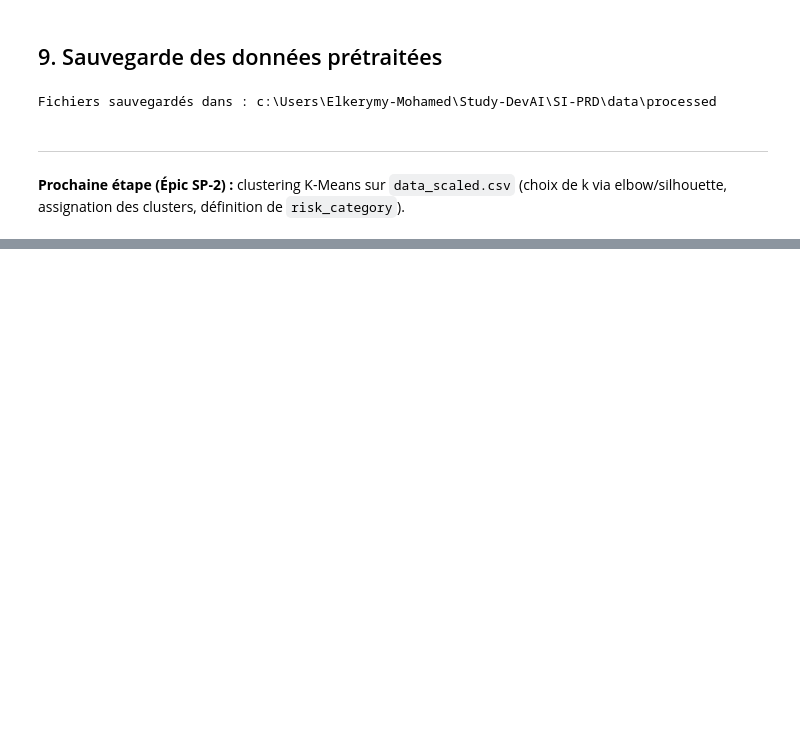
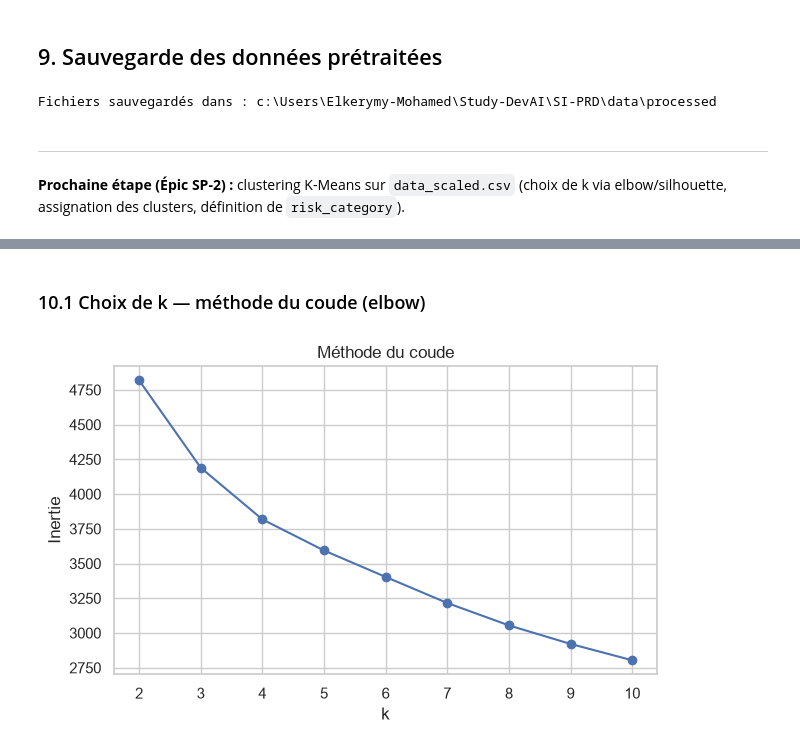
Before and after one commit to jerymy-k/SI-PRD, a Jupyter notebook: notebooks/main.ipynb, the cells around one changed output, grey strips where cells are left out. Drawn from its saved outputs; the diff is of its cells as text; code cells hidden in the pictures; blank space fills up the shorter version.

```diff
--- a/notebooks/main.ipynb
+++ b/notebooks/main.ipynb
@@ -323,9 +314,0 @@ plt.show()
-# %%
-kmeans = KMeans(n_clusters=2, init='k-means++', random_state=42, n_init=10)
-df['Cluster'] = kmeans.fit_predict(df_scaled)
-
-# Chof l-mou3addalat (moyennes) dyal kolla groupe bach tfhem l-farq
-print(df.groupby('Cluster').mean())
-# Score bin -1 w 1 (qdma qrib l 1, qdma l-clusters mferzin mzyan)
-score = silhouette_score(df_scaled, df['Cluster'])
-print(f'Score de Silhouette : {score:.3f}')
@@ -358,0 +323,19 @@ plt.show()
+# %% [markdown]
+### 10.1 Choix de k — méthode du coude (elbow)
+# %%
+inertia = []
+K_range = range(2, 11)
+
+for k in K_range:
+    kmeans = KMeans(n_clusters=k, init='k-means++', random_state=42, n_init=10)
+    kmeans.fit(df_scaled)
+    inertia.append(kmeans.inertia_)
+
+plt.figure(figsize=(7, 4))
+plt.plot(K_range, inertia, marker='o')
+plt.xlabel('k')
+plt.ylabel('Inertie')
+plt.title('Méthode du coude')
+plt.show()
+# %% [output]
+[figure, added]
```
Also changed, not shown: parts of 22 cells of this notebook.
